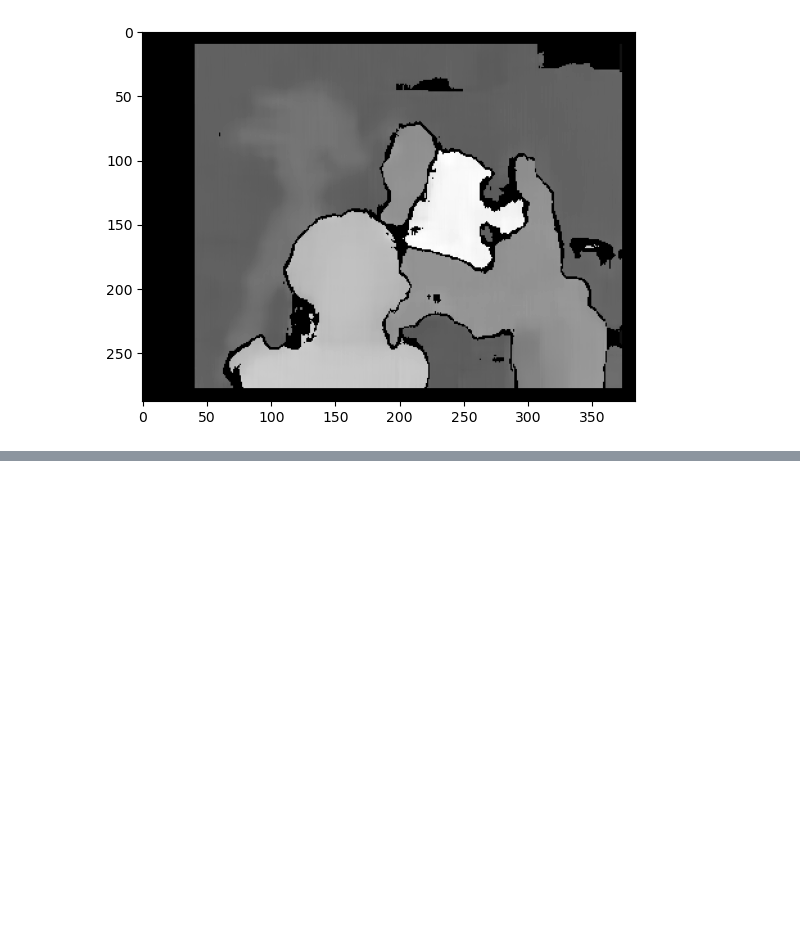
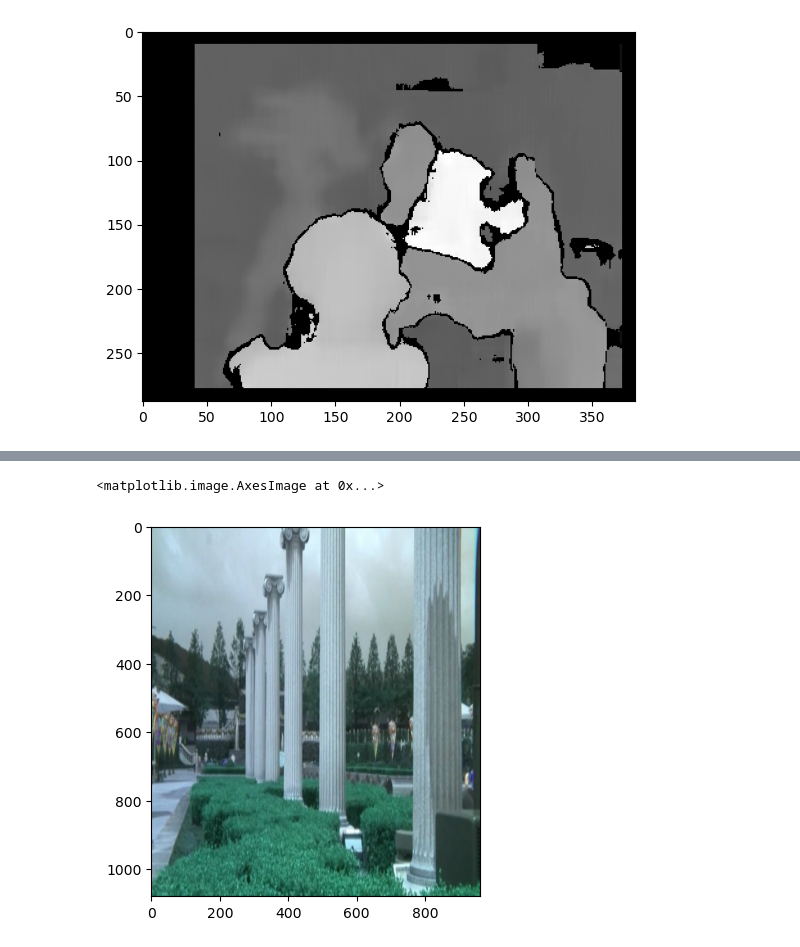
Before and after one commit to gustjr7879/chunjae, a Jupyter notebook: jae22.ipynb, the cells around one changed output, grey strips where cells are left out. Saved outputs shown, nothing was run; the diff lists cells and outputs as text; code cells hidden in the pictures; blank space fills up the shorter version.

```diff
--- a/jae22.ipynb
+++ b/jae22.ipynb
@@ -36,0 +43,8 @@ plt.imshow(disparity,'gray')
+# %%
+y = 1080
+x = 1920
+crop_img = img2[0:y,0:x//2]
+plt.imshow(crop_img)
+# %% [output]
+<matplotlib.image.AxesImage at 0x...>
+[figure, added]
```
Also changed, not shown: parts of 7 cells of this notebook.
